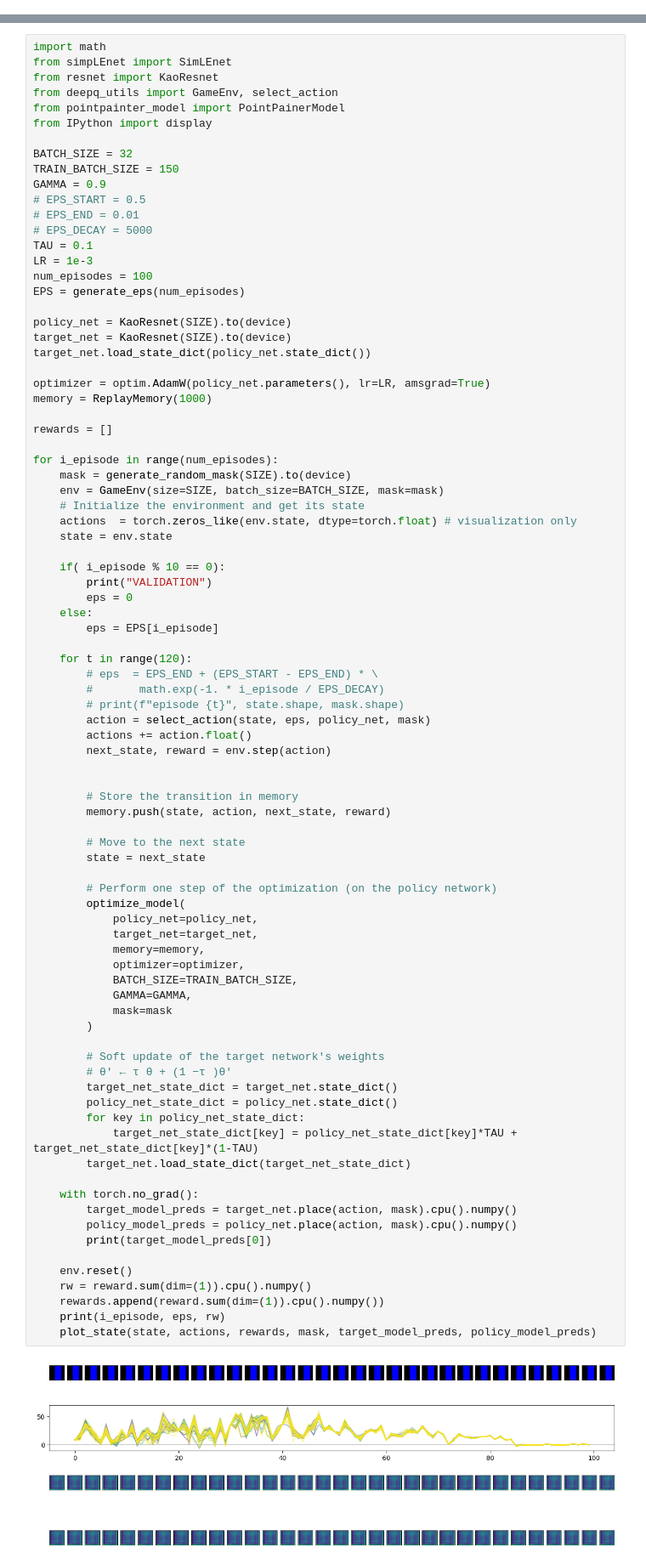
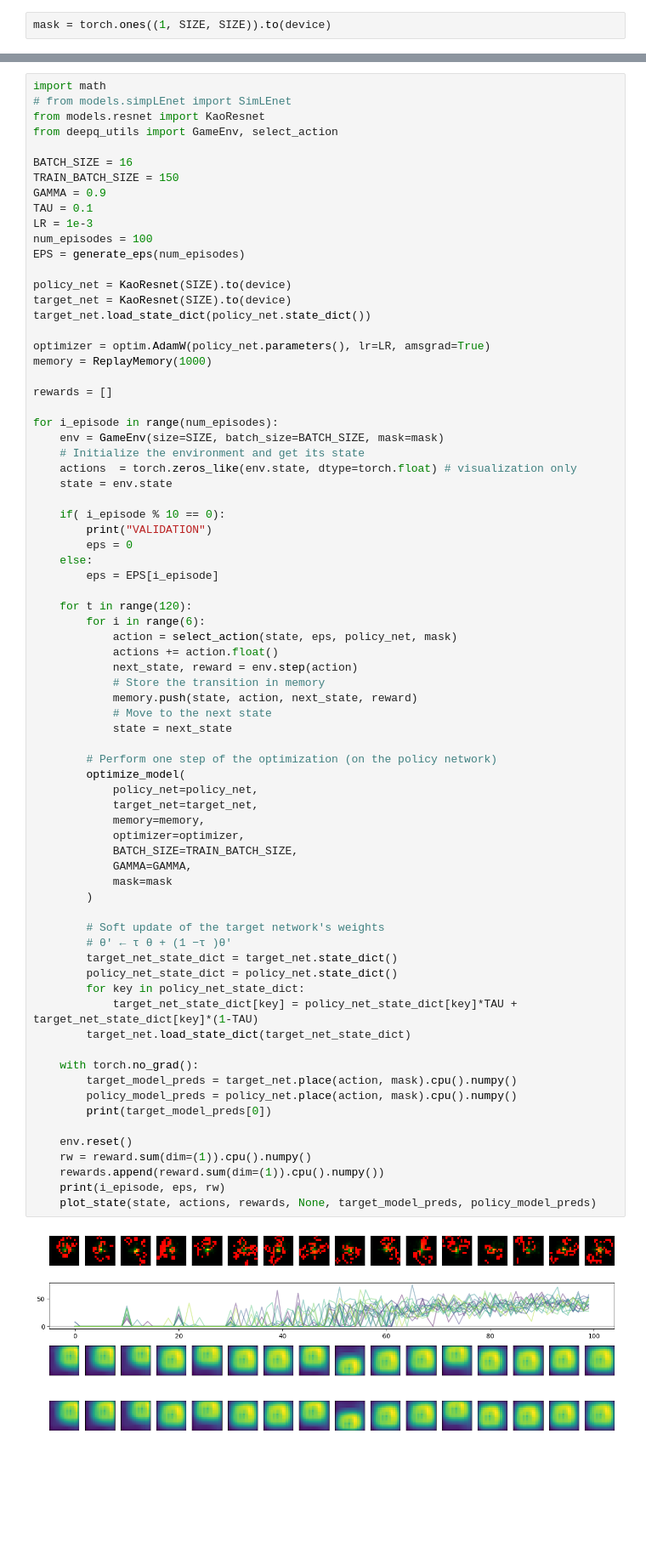
Before and after one commit to LanVukusic/convLife, a Jupyter notebook: reienforcement.ipynb, the cells around one changed output, grey strips where cells are left out. Shown at 85% size. Drawn from its saved outputs; the diff is of its cells as text; blank space fills up the shorter version.

```diff
--- a/reienforcement.ipynb
+++ b/reienforcement.ipynb
@@ -53,3 +22,5 @@ plt.show()
+# %%
+mask = torch.ones((1, SIZE, SIZE)).to(device)
 # %%
 from deepq_utils import ReplayMemory, Transition
 
@@ -128,18 +94,13 @@ plt.show()
 [figure]
 # %%
 import math
-from simpLEnet import SimLEnet
-from resnet import KaoResnet
+# from models.simpLEnet import SimLEnet
+from models.resnet import KaoResnet
 from deepq_utils import GameEnv, select_action
-from pointpainter_model import PointPainerModel
-from IPython import display
 
-BATCH_SIZE = 32
+BATCH_SIZE = 16
 TRAIN_BATCH_SIZE = 150
 GAMMA = 0.9
-# EPS_START = 0.5
-# EPS_END = 0.01
-# EPS_DECAY = 5000
 TAU = 0.1
 LR = 1e-3
 num_episodes = 100
@@ -155,7 +116,6 @@ memory = ReplayMemory(1000)
 rewards = []
 
 for i_episode in range(num_episodes):
-    mask = generate_random_mask(SIZE).to(device)
     env = GameEnv(size=SIZE, batch_size=BATCH_SIZE, mask=mask)
     # Initialize the environment and get its state
     actions  = torch.zeros_like(env.state, dtype=torch.float) # visualization only
@@ -168,48 +128,43 @@ for i_episode in range(num_episodes):
         eps = EPS[i_episode]
 
     for t in range(120):
-        # eps  = EPS_END + (EPS_START - EPS_END) * \
-        #       math.exp(-1. * i_episode / EPS_DECAY)
-        # print(f"episode {t}", state.shape, mask.shape)
-        action = select_action(state, eps, policy_net, mask)
-        actions += action.float()
-        next_state, reward = env.step(action)
-
-
-        # Store the transition in memory
-        memory.push(state, action, next_state, reward)
-
-        # Move to the next state
-        state = next_state
+        for i in range(6):
+            action = select_action(state, eps, policy_net, mask)
+            actions += action.float()
+            next_state, reward = env.step(action)
+            # Store the transition in memory
+            memory.push(state, action, next_state, reward)
+            # Move to the next state
+            state = next_state
 
         # Perform one step of the optimization (on the policy network)
         optimize_model(
             policy_net=policy_net,
             target_net=target_net,
             memory=memory,
             optimizer=optimizer,
             BATCH_SIZE=TRAIN_BATCH_SIZE,
             GAMMA=GAMMA,
             mask=mask
         )
 
         # Soft update of the target network's weights
         # θ′ ← τ θ + (1 −τ )θ′
         target_net_state_dict = target_net.state_dict()
         policy_net_state_dict = policy_net.state_dict()
         for key in policy_net_state_dict:
             target_net_state_dict[key] = policy_net_state_dict[key]*TAU + target_net_state_dict[key]*(1-TAU)
         target_net.load_state_dict(target_net_state_dict)
 
     with torch.no_grad():
         target_model_preds = target_net.place(action, mask).cpu().numpy()
         policy_model_preds = policy_net.place(action, mask).cpu().numpy()
         print(target_model_preds[0])
 
     env.reset()
     rw = reward.sum(dim=(1)).cpu().numpy()
     rewards.append(reward.sum(dim=(1)).cpu().numpy())
     print(i_episode, eps, rw)
-    plot_state(state, actions, rewards, mask, target_model_preds, policy_model_preds)
+    plot_state(state, actions, rewards, None, target_model_preds, policy_model_preds)
 # %% [output]
-[figure, old version]
+[figure, new version]
```
Also changed, not shown: parts of 5 cells of this notebook, 8 other files.
